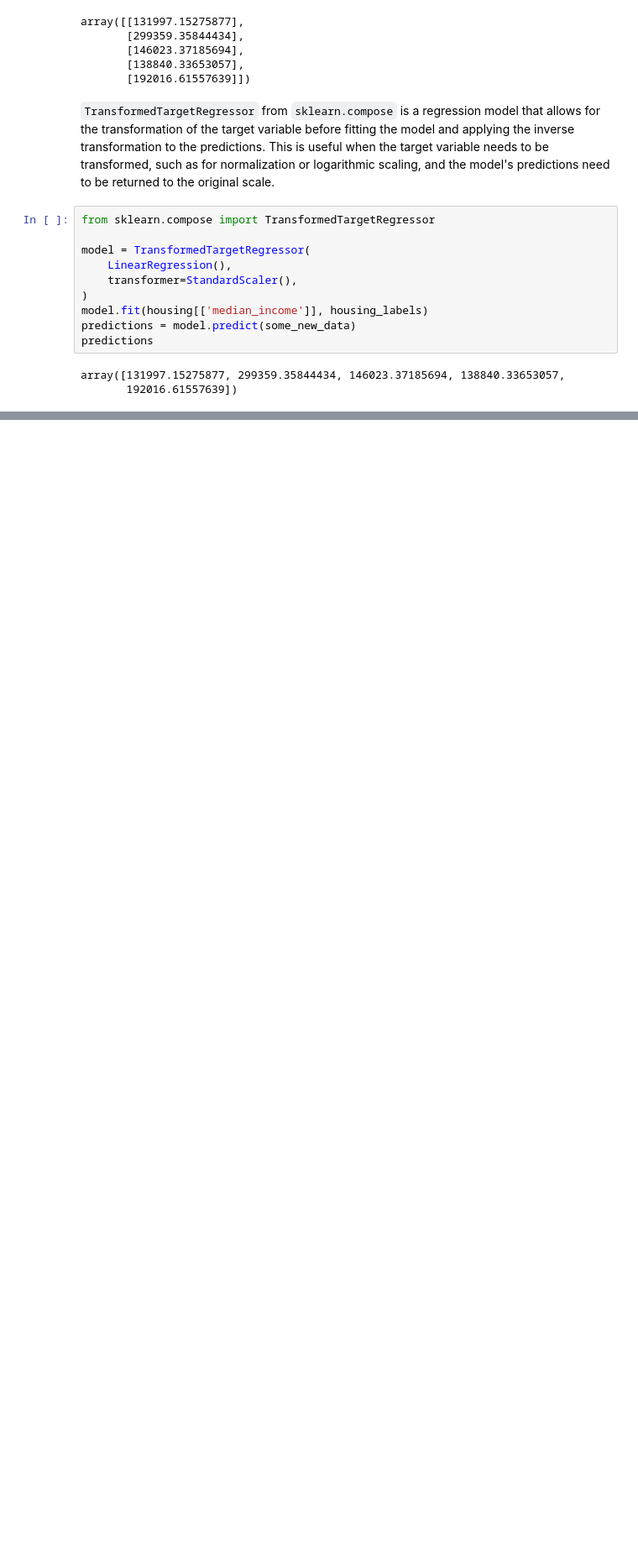
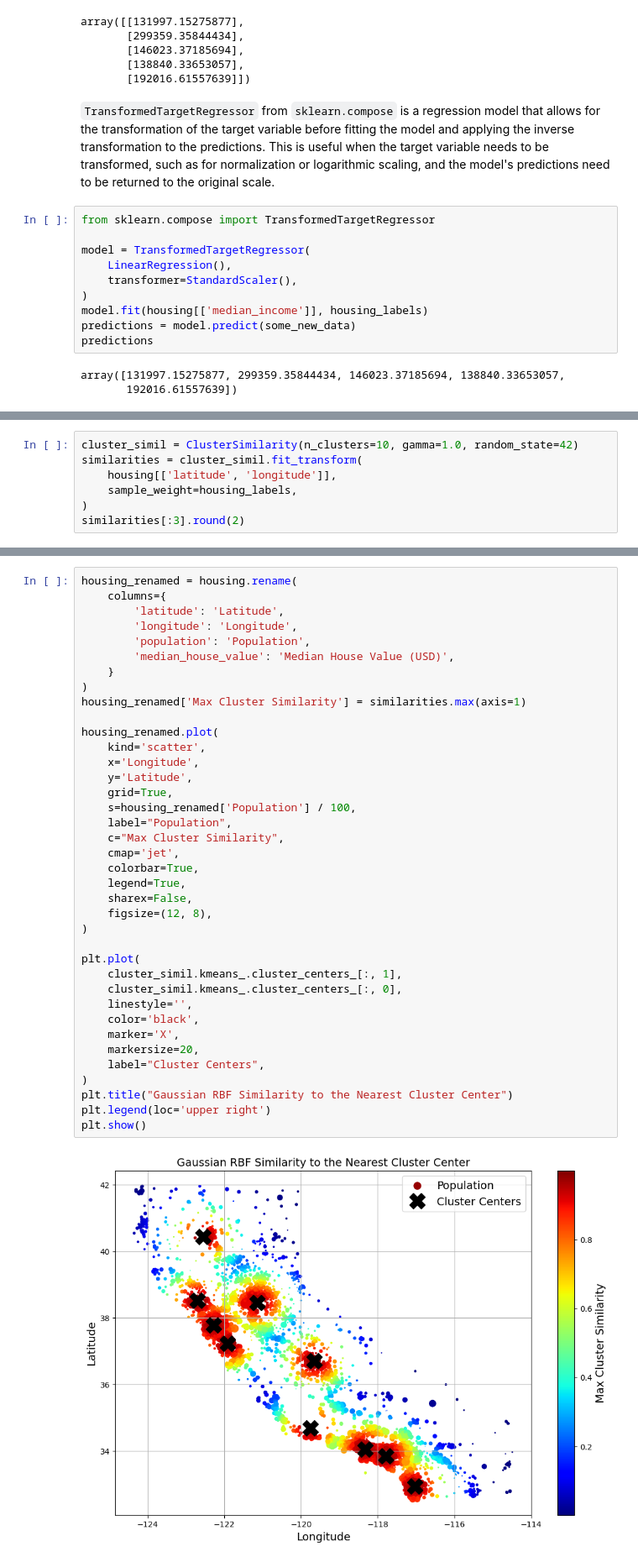
Before and after one commit to Ivan-Grigorev/Hands_On_ML_3, a Jupyter notebook: chapter_02.ipynb, the cells around one changed output, grey strips where cells are left out. Shown at 84% size. Saved outputs shown, nothing was run; the diff lists cells and outputs as text; blank space fills up the shorter version.

```diff
--- a/chapter_02.ipynb
+++ b/chapter_02.ipynb
@@ -791,0 +906,7 @@ array([131997.15275877, 299359.35844434, 146023.37185694, 138840.33653057,
+# %%
+cluster_simil = ClusterSimilarity(n_clusters=10, gamma=1.0, random_state=42)
+similarities = cluster_simil.fit_transform(
+    housing[['latitude', 'longitude']],
+    sample_weight=housing_labels,
+)
+similarities[:3].round(2)
@@ -791,0 +917,40 @@ array([131997.15275877, 299359.35844434, 146023.37185694, 138840.33653057,
+# %%
+housing_renamed = housing.rename(
+    columns={
+        'latitude': 'Latitude',
+        'longitude': 'Longitude',
+        'population': 'Population',
+        'median_house_value': 'Median House Value (USD)',
+    }
+)
+housing_renamed['Max Cluster Similarity'] = similarities.max(axis=1)
+
+housing_renamed.plot(
+    kind='scatter',
+    x='Longitude',
+    y='Latitude',
+    grid=True,
+    s=housing_renamed['Population'] / 100,
+    label="Population",
+    c="Max Cluster Similarity",
+    cmap='jet',
+    colorbar=True,
+    legend=True,
+    sharex=False,
+    figsize=(12, 8),
+)
+
+plt.plot(
+    cluster_simil.kmeans_.cluster_centers_[:, 1],
+    cluster_simil.kmeans_.cluster_centers_[:, 0],
+    linestyle='',
+    color='black',
+    marker='X',
+    markersize=20,
+    label="Cluster Centers",
+)
+plt.title("Gaussian RBF Similarity to the Nearest Cluster Center")
+plt.legend(loc='upper right')
+plt.show()
+# %% [output]
+[figure, added]
```
Also changed, not shown: parts of 37 cells of this notebook.
